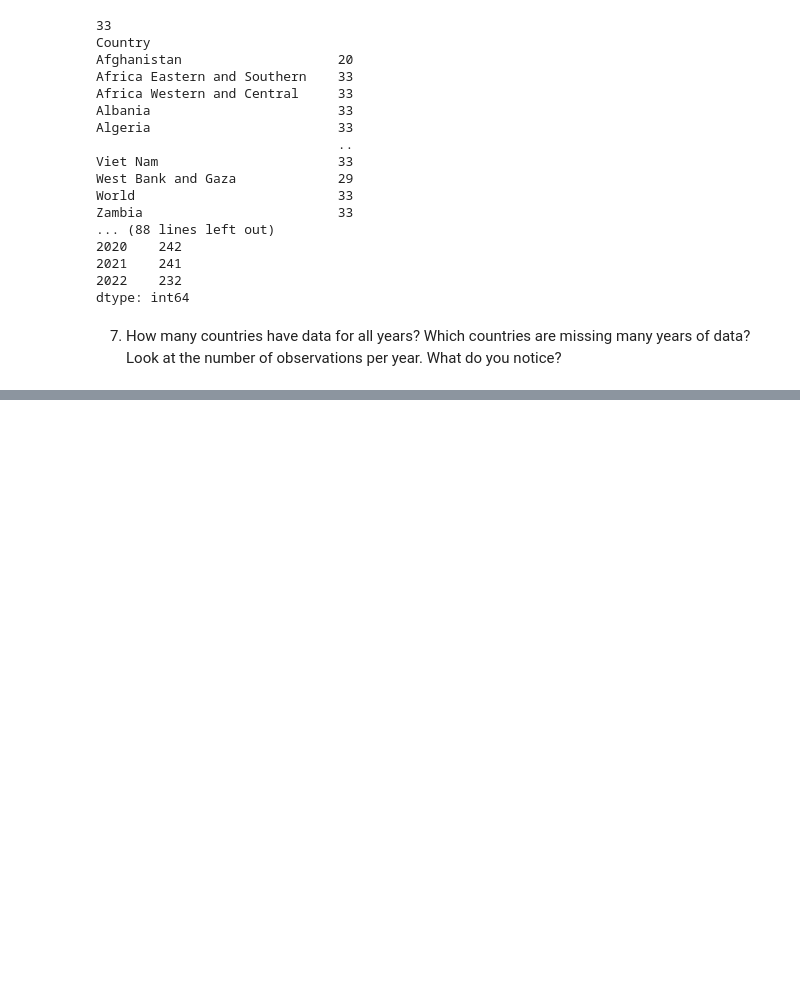
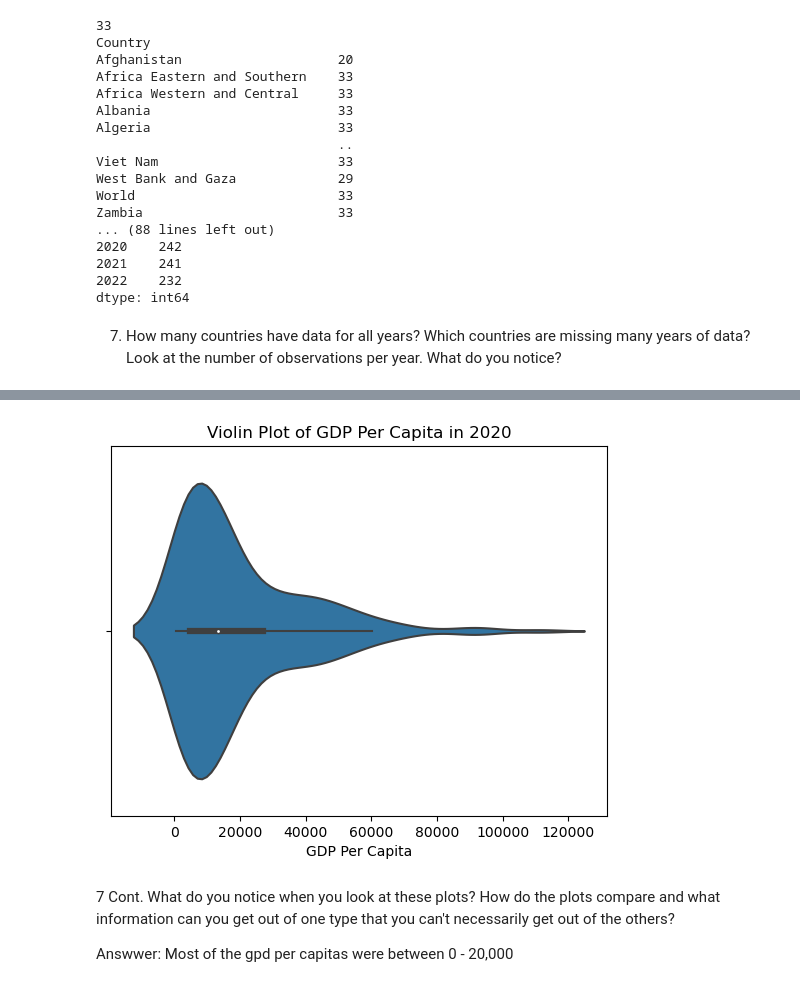
Before and after one commit to NSS-Data-Analytics-Cohort-10/gdp-and-internet-usage-seanmalley1, a Jupyter notebook: notebooks/un_data.ipynb, the cells around one changed output, grey strips where cells are left out. Cells and saved outputs as stored; diff of their text form; code cells hidden in the pictures; blank space fills up the shorter version.

```diff
--- a/notebooks/un_data.ipynb
+++ b/notebooks/un_data.ipynb
@@ -181,0 +215,13 @@ In this question, you're going to create some plots to show the distribution of
+# %%
+# Violin plot using seaborn
+gdp_2020 = gdp_df[gdp_df['Year'] == 2020]
+sns.violinplot(data=gdp_2020, x='GDP_Per_Capita')
+plt.title('Violin Plot of GDP Per Capita in 2020')
+plt.xlabel('GDP Per Capita')
+plt.show()
+# %% [output]
+[figure, added]
+# %% [markdown]
+7 Cont. What do you notice when you look at these plots? How do the plots compare and what information can you get out of one type that you can't necessarily get out of the others?
+
+Answwer: Most of the gpd per capitas were between 0 - 20,000
```
Also changed, not shown: parts of 7 cells of this notebook.
